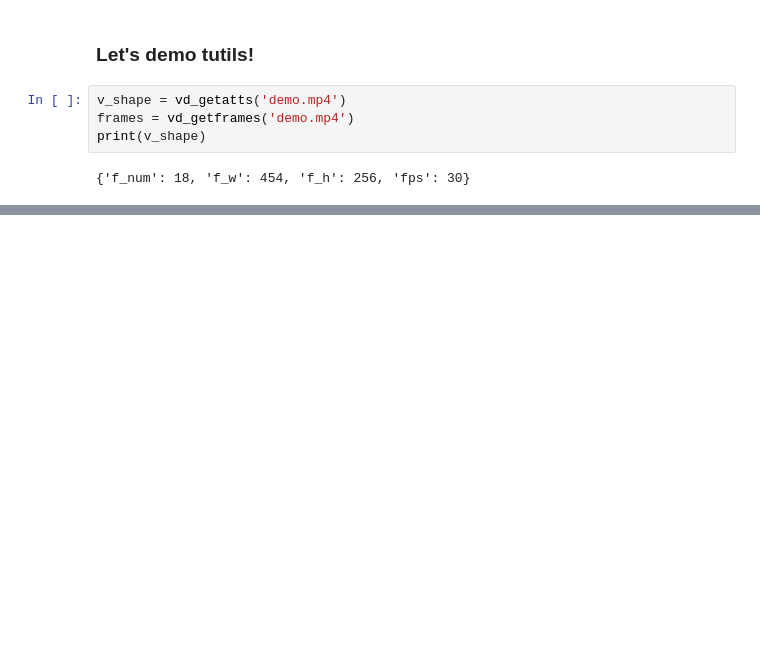
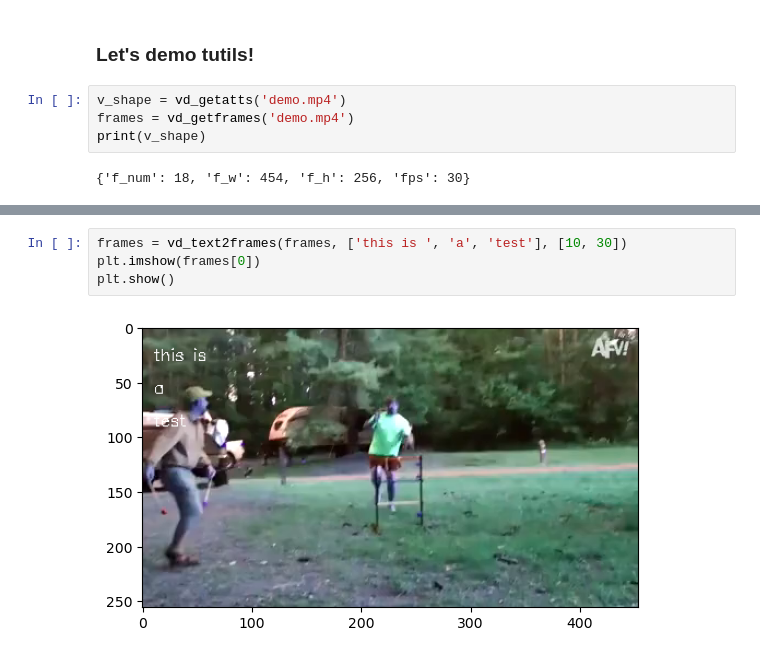
Before and after one commit to Tristan-J/tutils, a Jupyter notebook: tutils.ipynb, the cells around one changed output, grey strips where cells are left out. Cells and saved outputs as stored; diff of their text form; blank space fills up the shorter version.

Commit message:
fix type convert and loc moving when text on frames

```diff
--- a/tutils.ipynb
+++ b/tutils.ipynb
@@ -366,0 +367,6 @@ plt.imshow(v_sample_img)
+# %%
+frames = vd_text2frames(frames, ['this is ', 'a', 'test'], [10, 30])
+plt.imshow(frames[0])
+plt.show()
+# %% [output]
+[figure, added]
```
Also changed, not shown: parts of 6 cells of this notebook, 1 other file.
